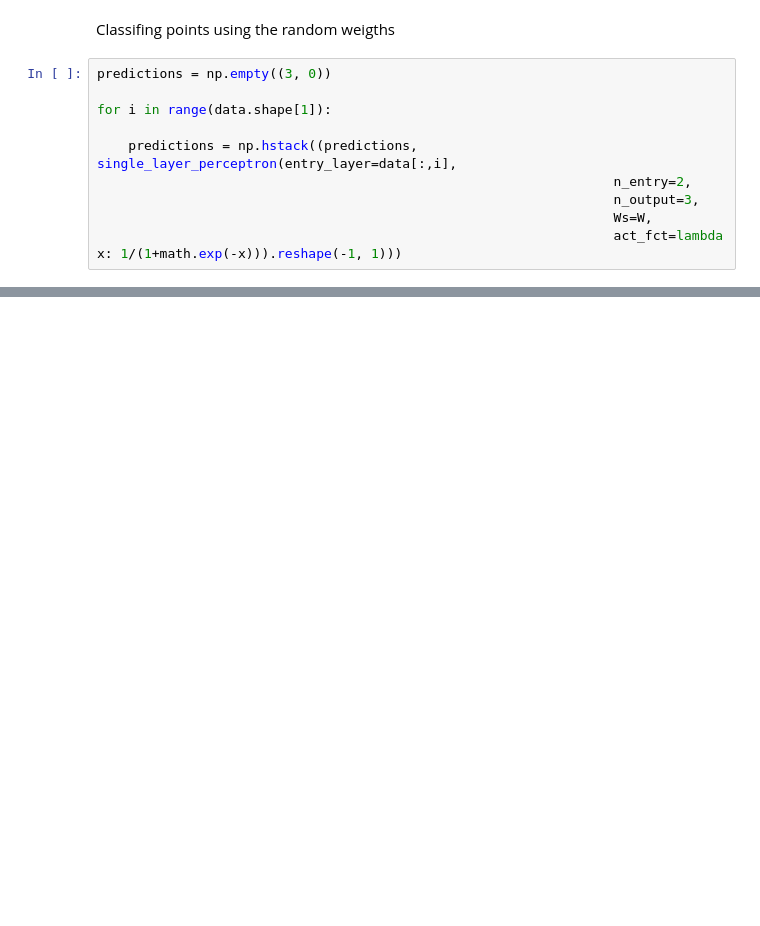
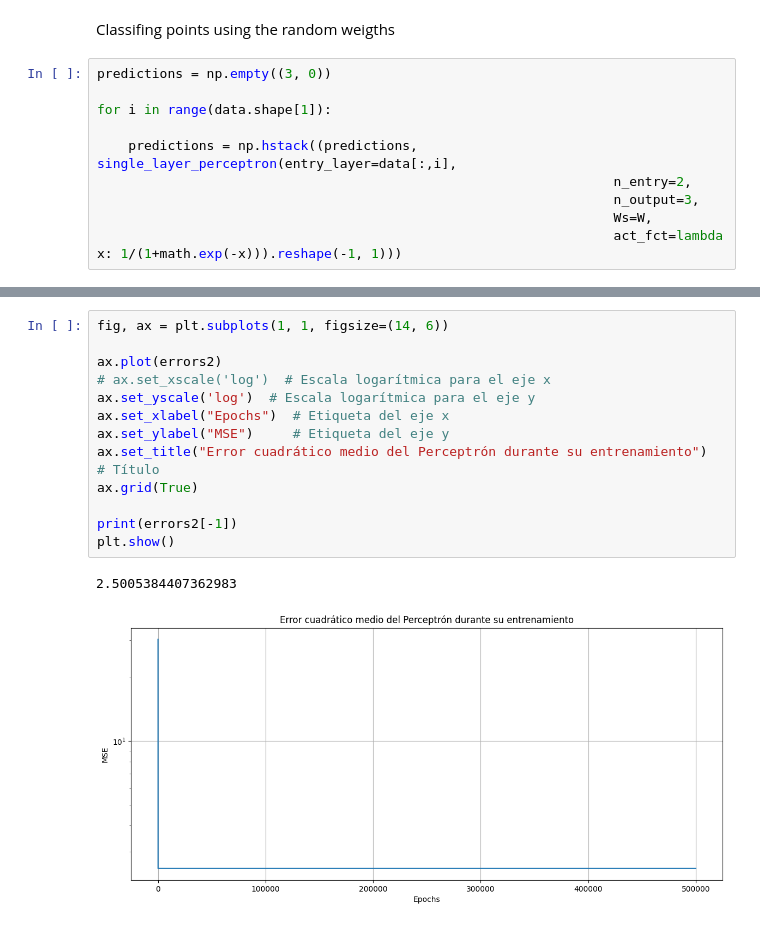
Before and after one commit to SalomoneCro/Neural-Networks, a Jupyter notebook: Perceptron/SingleLayerPerceptron.ipynb, the cells around one changed output, grey strips where cells are left out. Saved outputs shown, nothing was run; the diff lists cells and outputs as text; blank space fills up the shorter version.

```diff
--- a/Perceptron/SingleLayerPerceptron.ipynb
+++ b/Perceptron/SingleLayerPerceptron.ipynb
@@ -310,0 +382,16 @@ array([1.28090211e-07, 4.15004014e-05, 9.99999366e-01])
+# %%
+fig, ax = plt.subplots(1, 1, figsize=(14, 6))
+
+ax.plot(errors2)
+# ax.set_xscale('log')  # Escala logarítmica para el eje x
+ax.set_yscale('log')  # Escala logarítmica para el eje y
+ax.set_xlabel("Epochs")  # Etiqueta del eje x
+ax.set_ylabel("MSE")     # Etiqueta del eje y
+ax.set_title("Error cuadrático medio del Perceptrón durante su entrenamiento")  # Título
+ax.grid(True)
+
+print(errors2[-1])
+plt.show()
+# %% [output]
+2.5005384407362983
+[figure, added]
```
Also changed, not shown: parts of 10 cells of this notebook.
